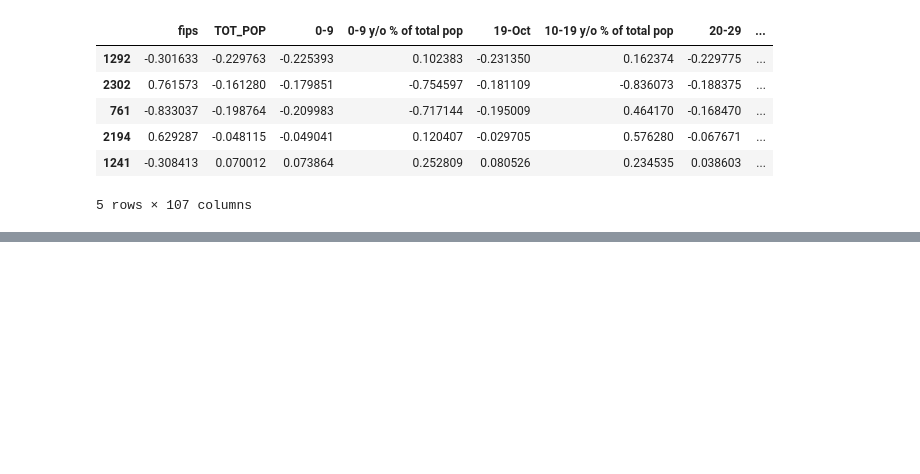
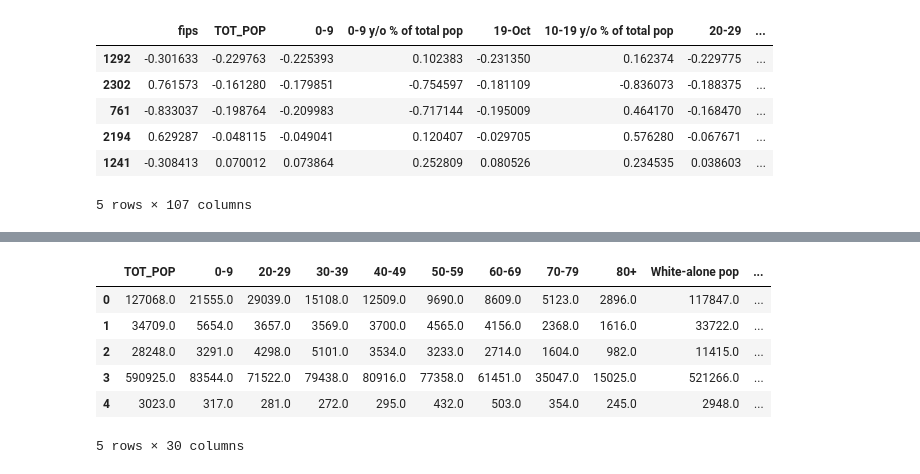
Before and after one commit to 4GeeksAcademy/Kurganova_REGULARIZED-LINEAR-REG, a Jupyter notebook: src/explore.ipynb, the cells around one changed output, grey strips where cells are left out. Saved outputs shown, nothing was run; the diff lists cells and outputs as text; code cells hidden in the pictures; blank space fills up the shorter version.

```diff
--- a/src/explore.ipynb
+++ b/src/explore.ipynb
@@ -263,0 +295,10 @@ X_train_norm_Nout.to_csv("../data/raw/X_train_norm_Nou.csv", index = False)
+# %%
+X_test_sel_S_N.head()
+# %% [output]
+|  | TOT_POP | 0-9 | 20-29 | 30-39 | 40-49 | 50-59 | 60-69 | 70-79 | 80+ | White-alone pop | ... |
+| 0 | 127068.0 | 21555.0 | 29039.0 | 15108.0 | 12509.0 | 9690.0 | 8609.0 | 5123.0 | 2896.0 | 117847.0 | ... |
+| 1 | 34709.0 | 5654.0 | 3657.0 | 3569.0 | 3700.0 | 4565.0 | 4156.0 | 2368.0 | 1616.0 | 33722.0 | ... |
+| 2 | 28248.0 | 3291.0 | 4298.0 | 5101.0 | 3534.0 | 3233.0 | 2714.0 | 1604.0 | 982.0 | 11415.0 | ... |
+| 3 | 590925.0 | 83544.0 | 71522.0 | 79438.0 | 80916.0 | 77358.0 | 61451.0 | 35047.0 | 15025.0 | 521266.0 | ... |
+| 4 | 3023.0 | 317.0 | 281.0 | 272.0 | 295.0 | 432.0 | 503.0 | 354.0 | 245.0 | 2948.0 | ... |
+5 rows × 30 columns
```
Also changed, not shown: parts of 6 cells of this notebook, 3 other files.
